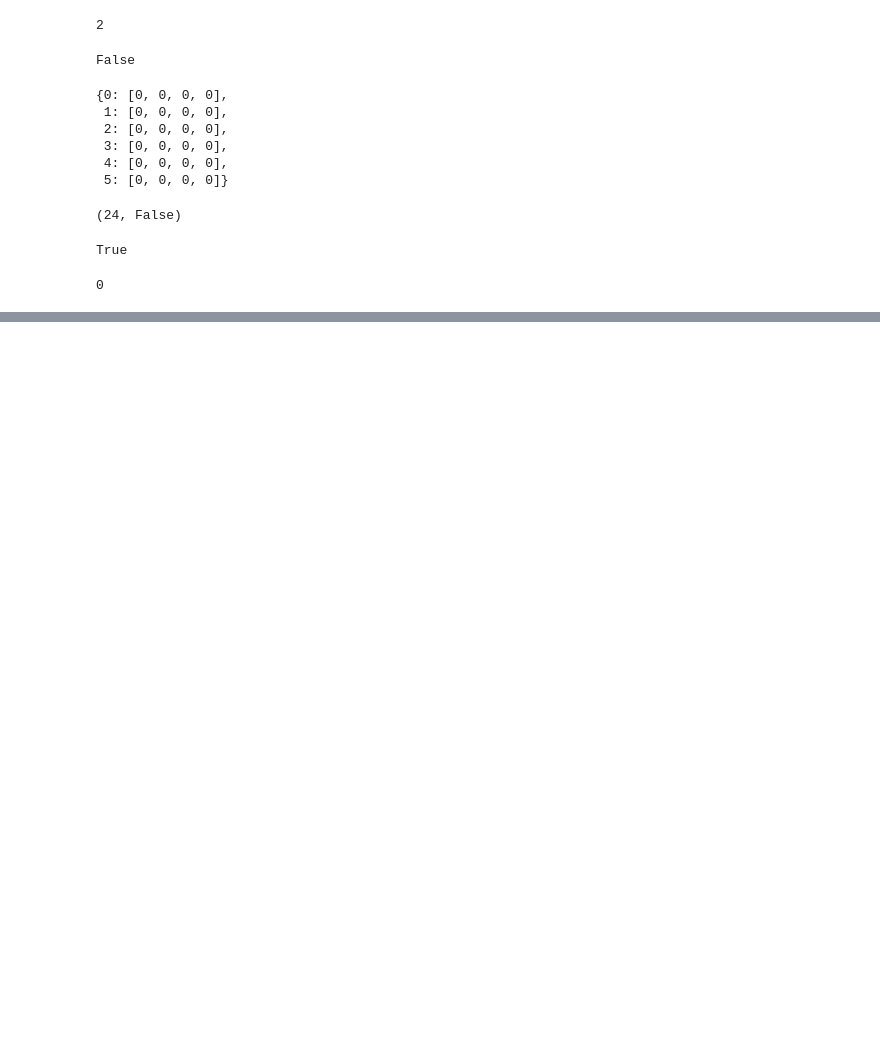
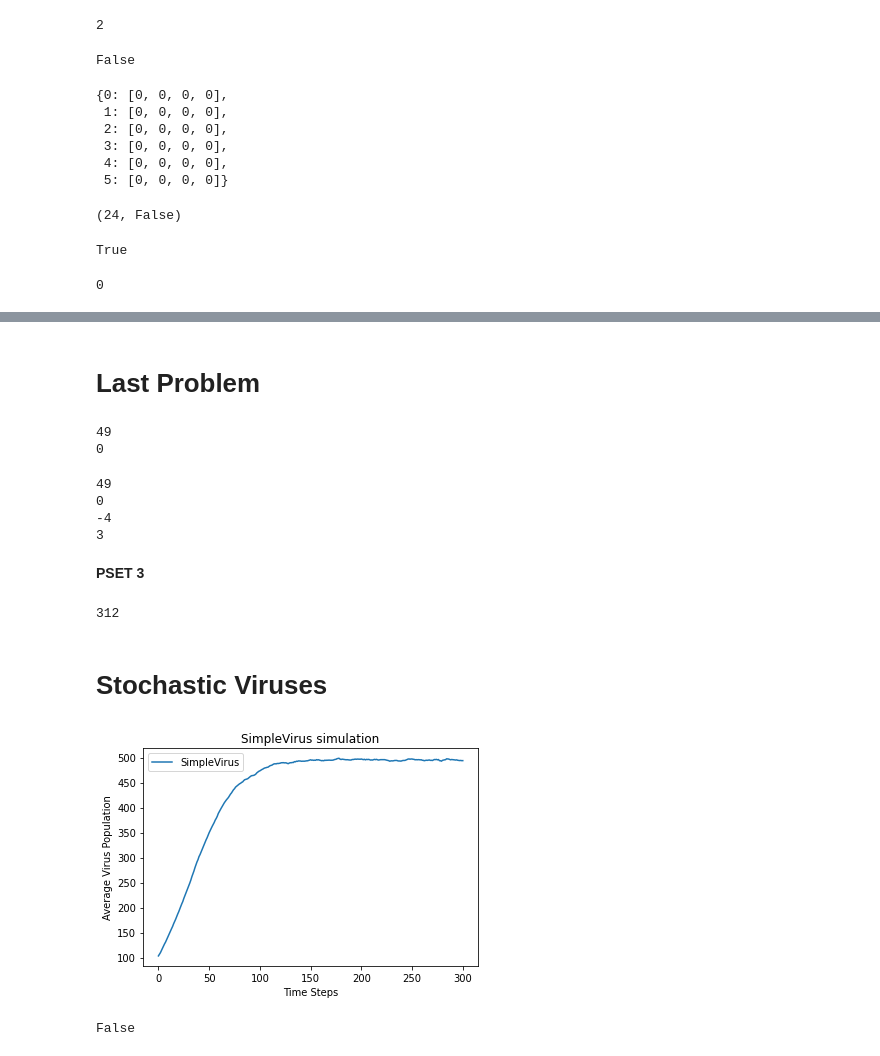
Before and after one commit to miskamvedebel/wil, a Jupyter notebook: computational_thnking/testing.ipynb, the cells around one changed output, grey strips where cells are left out. Cells and saved outputs as stored; diff of their text form; code cells hidden in the pictures; blank space fills up the shorter version.

```diff
--- a/computational_thnking/testing.ipynb
+++ b/computational_thnking/testing.ipynb
@@ -235,0 +577,68 @@ sum(res)
+# %% [markdown]
+<h1>Last Problem</h1>
+# %%
+def solveit(test):
+    """ test, a function that takes an int parameter and returns a Boolean
+        Assumes there exists an int, x, such that test(x) is True
+        Returns an int, x, with the smallest absolute value such that test(x) is True
+        In case of ties, return any one of them.
+    """
+    # IMPLEMENT THIS FUNCTION
+    for i in range(10_000):
+        if test(i):
+            return i
+    for i in range(-10_000, 0, 1):
+        if test(i):
+            return i
+
+#### This test case prints 49 ####
+def f(x):
+    return (x+15)**0.5 + x**0.5 == 15
+print(solveit(f))
+
+#### This test case prints 0 ####
+def f(x):
+    return x == 0
+print(solveit(f))
+# %% [output]
+49
+0
+# %%
+def f(x):
+    return (x+15)**0.5 + x**0.5 == 15
+print(solveit(f))
+
+#### This test case prints 0 ####
+def f(x):
+    return x == 0
+print(solveit(f))
+
+#### This test case prints 0 ####
+def f(x):
+    return x == -4
+print(solveit(f))
+
+#### This test case prints 3 ####
+def f(x):
+    return [1,2,3][-x] == 1 and x != 0
+print(solveit(f))
+# %% [output]
+49
+0
+-4
+3
+# %% [markdown]
+**PSET 3**
+# %%
+clearProb = 0.3
+test = []
+
+for _ in range(1000):
+    t = random.choices([0, 1], cum_weights=(1-clearProb, 1))[0]
+    test.append(t)
+# %%
+sum(test)
+# %% [output]
+312
+# %% [markdown]
+<h1>Stochastic Viruses</h1>
@@ -235,0 +846,5 @@ sum(res)
+# %%
+simulationWithoutDrug(numViruses=100, maxPop=1000, maxBirthProb=0.1, clearProb=0.05,
+                          numTrials=100)
+# %% [output]
+[figure, added]
@@ -235,0 +853,4 @@ sum(res)
+# %%
+all([False, False])
+# %% [output]
+False
```
Also changed, not shown: parts of 36 cells of this notebook, 1 other file.
